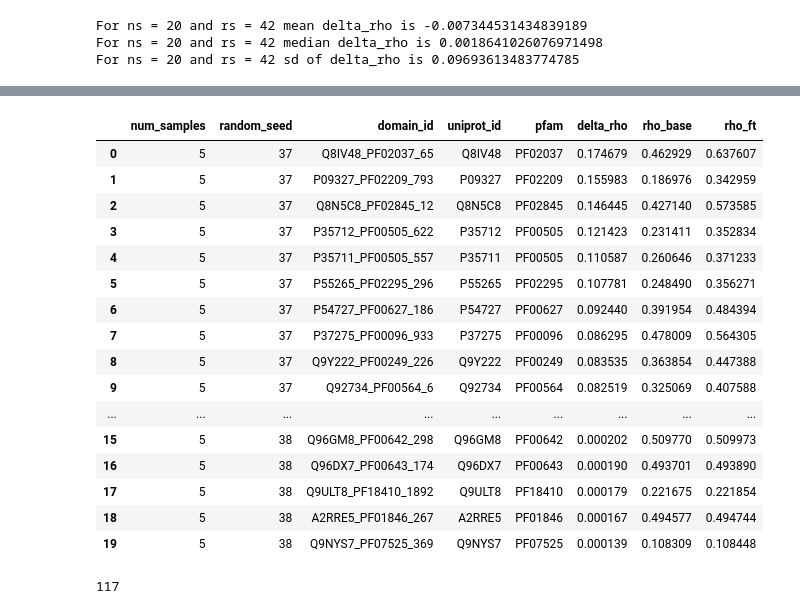
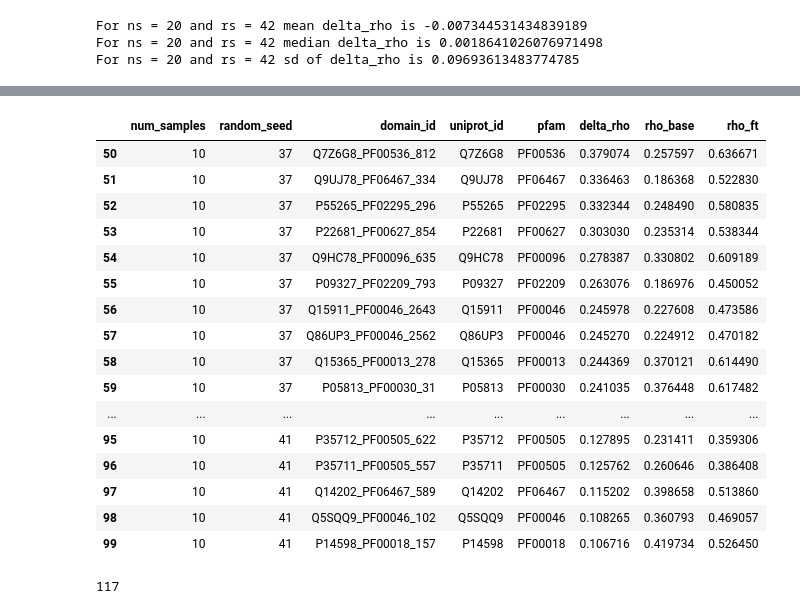
Before and after one commit to Hutch-Johnson/Protein-Language-Models, a Jupyter notebook: ESM_domainome_llr_compare_ns_rs.ipynb, the cells around one changed output, grey strips where cells are left out. Saved outputs shown, nothing was run; the diff lists cells and outputs as text; code cells hidden in the pictures.

```diff
--- a/ESM_domainome_llr_compare_ns_rs.ipynb
+++ b/ESM_domainome_llr_compare_ns_rs.ipynb
@@ -616,25 +674,25 @@ print(top10_domains)
 
 [250 rows x 8 columns]
 # %%
-top10_domains.head(20)
+top10_domains[top10_domains['num_samples']==10]
 # %% [output]
 |  | num_samples | random_seed | domain_id | uniprot_id | pfam | delta_rho | rho_base | rho_ft |
-| 0 | 5 | 37 | Q8IV48_PF02037_65 | Q8IV48 | PF02037 | 0.174679 | 0.462929 | 0.637607 |
-| 1 | 5 | 37 | P09327_PF02209_793 | P09327 | PF02209 | 0.155983 | 0.186976 | 0.342959 |
-| 2 | 5 | 37 | Q8N5C8_PF02845_12 | Q8N5C8 | PF02845 | 0.146445 | 0.427140 | 0.573585 |
-| 3 | 5 | 37 | P35712_PF00505_622 | P35712 | PF00505 | 0.121423 | 0.231411 | 0.352834 |
-| 4 | 5 | 37 | P35711_PF00505_557 | P35711 | PF00505 | 0.110587 | 0.260646 | 0.371233 |
-| 5 | 5 | 37 | P55265_PF02295_296 | P55265 | PF02295 | 0.107781 | 0.248490 | 0.356271 |
-| 6 | 5 | 37 | P54727_PF00627_186 | P54727 | PF00627 | 0.092440 | 0.391954 | 0.484394 |
-| 7 | 5 | 37 | P37275_PF00096_933 | P37275 | PF00096 | 0.086295 | 0.478009 | 0.564305 |
-| 8 | 5 | 37 | Q9Y222_PF00249_226 | Q9Y222 | PF00249 | 0.083535 | 0.363854 | 0.447388 |
-| 9 | 5 | 37 | Q92734_PF00564_6 | Q92734 | PF00564 | 0.082519 | 0.325069 | 0.407588 |
+| 50 | 10 | 37 | Q7Z6G8_PF00536_812 | Q7Z6G8 | PF00536 | 0.379074 | 0.257597 | 0.636671 |
+| 51 | 10 | 37 | Q9UJ78_PF06467_334 | Q9UJ78 | PF06467 | 0.336463 | 0.186368 | 0.522830 |
+| 52 | 10 | 37 | P55265_PF02295_296 | P55265 | PF02295 | 0.332344 | 0.248490 | 0.580835 |
+| 53 | 10 | 37 | P22681_PF00627_854 | P22681 | PF00627 | 0.303030 | 0.235314 | 0.538344 |
+| 54 | 10 | 37 | Q9HC78_PF00096_635 | Q9HC78 | PF00096 | 0.278387 | 0.330802 | 0.609189 |
+| 55 | 10 | 37 | P09327_PF02209_793 | P09327 | PF02209 | 0.263076 | 0.186976 | 0.450052 |
+| 56 | 10 | 37 | Q15911_PF00046_2643 | Q15911 | PF00046 | 0.245978 | 0.227608 | 0.473586 |
+| 57 | 10 | 37 | Q86UP3_PF00046_2562 | Q86UP3 | PF00046 | 0.245270 | 0.224912 | 0.470182 |
+| 58 | 10 | 37 | Q15365_PF00013_278 | Q15365 | PF00013 | 0.244369 | 0.370121 | 0.614490 |
+| 59 | 10 | 37 | P05813_PF00030_31 | P05813 | PF00030 | 0.241035 | 0.376448 | 0.617482 |
 | ... | ... | ... | ... | ... | ... | ... | ... | ... |
-| 15 | 5 | 38 | Q96GM8_PF00642_298 | Q96GM8 | PF00642 | 0.000202 | 0.509770 | 0.509973 |
-| 16 | 5 | 38 | Q96DX7_PF00643_174 | Q96DX7 | PF00643 | 0.000190 | 0.493701 | 0.493890 |
-| 17 | 5 | 38 | Q9ULT8_PF18410_1892 | Q9ULT8 | PF18410 | 0.000179 | 0.221675 | 0.221854 |
-| 18 | 5 | 38 | A2RRE5_PF01846_267 | A2RRE5 | PF01846 | 0.000167 | 0.494577 | 0.494744 |
-| 19 | 5 | 38 | Q9NYS7_PF07525_369 | Q9NYS7 | PF07525 | 0.000139 | 0.108309 | 0.108448 |
+| 95 | 10 | 41 | P35712_PF00505_622 | P35712 | PF00505 | 0.127895 | 0.231411 | 0.359306 |
+| 96 | 10 | 41 | P35711_PF00505_557 | P35711 | PF00505 | 0.125762 | 0.260646 | 0.386408 |
+| 97 | 10 | 41 | Q14202_PF06467_589 | Q14202 | PF06467 | 0.115202 | 0.398658 | 0.513860 |
+| 98 | 10 | 41 | Q5SQQ9_PF00046_102 | Q5SQQ9 | PF00046 | 0.108265 | 0.360793 | 0.469057 |
+| 99 | 10 | 41 | P14598_PF00018_157 | P14598 | PF00018 | 0.106716 | 0.419734 | 0.526450 |
 # %%
 top10_domains['domain_id'].nunique()
 # %% [output]
```
Also changed, not shown: parts of 2 cells of this notebook.
